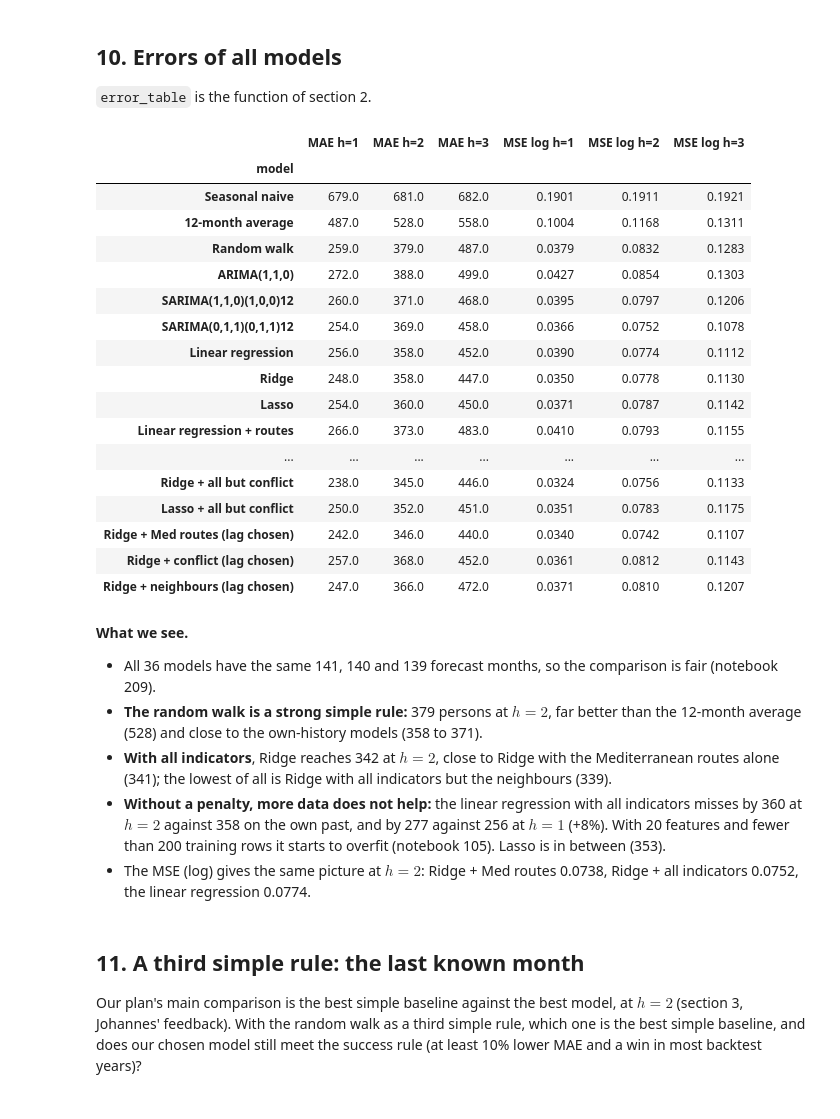
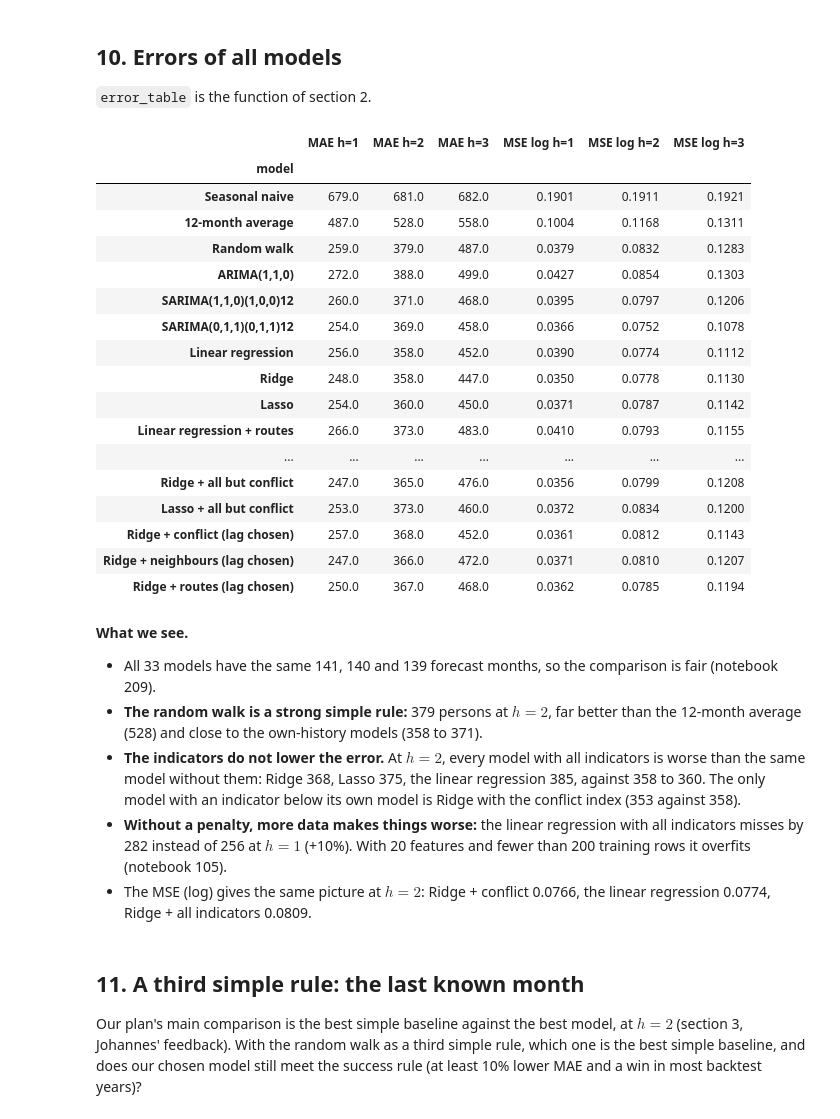
Before and after one commit to axe3010/dsf-asylum-forecast-II, a Jupyter notebook: code/03_evaluate.ipynb, the cells around one changed output. Drawn from its saved outputs; the diff is of its cells as text; code cells hidden in the pictures.

```diff
--- a/code/03_evaluate.ipynb
+++ b/code/03_evaluate.ipynb
@@ -447,49 +447,49 @@ Same forecast months for all models: True
 `error_table` is the function of section 2.
 # %%
 simple_rules = ["Seasonal naive", "12-month average", "Random walk"]
-indicators = ["neighbours", "Med routes", "conflict"]          # family 2, Part B (the Frontex routes: Part A only)
-single_blocks = ["routes"] + indicators                        # each block alone, the routes of Part A included
+indicators = ["routes", "neighbours", "conflict"]              # family 2 (the routes alone: Part A)
+single_blocks = indicators
 single_models = [f"{m} + {b}" for b in single_blocks for m in regression_models]
 all_models = [f"{m} + all indicators" for m in regression_models]
 drop_models = [f"{m} + all but {b}" for b in indicators for m in regression_models]
 lag_models = sorted(lag_choice["model"].unique())
 model_order_b = simple_rules + sarima_models + regression_models + single_models + all_models + drop_models + lag_models
 
 errors_b = error_table(forecasts_b)
 errors_b["MSE (log)"] = errors_b["RMSE (log)"] ** 2
 mae = errors_b.pivot(index="model", columns="h", values="MAE (persons)").loc[model_order_b].round(0)
 mae.columns = [f"MAE h={h}" for h in mae.columns]
 mse = errors_b.pivot(index="model", columns="h", values="MSE (log)").loc[model_order_b].round(4)
 mse.columns = [f"MSE log h={h}" for h in mse.columns]
 overview_b = pd.concat([mae, mse], axis=1)
 overview_b.to_csv("../output/tables/03_extra_errors.csv")
 overview_b
 # %% [output]
 |  | MAE h=1 | MAE h=2 | MAE h=3 | MSE log h=1 | MSE log h=2 | MSE log h=3 |
 | model |  |  |  |  |  |  |
 | Seasonal naive | 679.0 | 681.0 | 682.0 | 0.1901 | 0.1911 | 0.1921 |
 | 12-month average | 487.0 | 528.0 | 558.0 | 0.1004 | 0.1168 | 0.1311 |
 | Random walk | 259.0 | 379.0 | 487.0 | 0.0379 | 0.0832 | 0.1283 |
 | ARIMA(1,1,0) | 272.0 | 388.0 | 499.0 | 0.0427 | 0.0854 | 0.1303 |
 | SARIMA(1,1,0)(1,0,0)12 | 260.0 | 371.0 | 468.0 | 0.0395 | 0.0797 | 0.1206 |
 | SARIMA(0,1,1)(0,1,1)12 | 254.0 | 369.0 | 458.0 | 0.0366 | 0.0752 | 0.1078 |
 | Linear regression | 256.0 | 358.0 | 452.0 | 0.0390 | 0.0774 | 0.1112 |
 | Ridge | 248.0 | 358.0 | 447.0 | 0.0350 | 0.0778 | 0.1130 |
 | Lasso | 254.0 | 360.0 | 450.0 | 0.0371 | 0.0787 | 0.1142 |
 | Linear regression + routes | 266.0 | 373.0 | 483.0 | 0.0410 | 0.0793 | 0.1155 |
 | ... | ... | ... | ... | ... | ... | ... |
-| Ridge + all but conflict | 238.0 | 345.0 | 446.0 | 0.0324 | 0.0756 | 0.1133 |
-| Lasso + all but conflict | 250.0 | 352.0 | 451.0 | 0.0351 | 0.0783 | 0.1175 |
-| Ridge + Med routes (lag chosen) | 242.0 | 346.0 | 440.0 | 0.0340 | 0.0742 | 0.1107 |
+| Ridge + all but conflict | 247.0 | 365.0 | 476.0 | 0.0356 | 0.0799 | 0.1208 |
+| Lasso + all but conflict | 253.0 | 373.0 | 460.0 | 0.0372 | 0.0834 | 0.1200 |
 | Ridge + conflict (lag chosen) | 257.0 | 368.0 | 452.0 | 0.0361 | 0.0812 | 0.1143 |
 | Ridge + neighbours (lag chosen) | 247.0 | 366.0 | 472.0 | 0.0371 | 0.0810 | 0.1207 |
+| Ridge + routes (lag chosen) | 250.0 | 367.0 | 468.0 | 0.0362 | 0.0785 | 0.1194 |
 # %% [markdown]
 **What we see.**
-- All 36 models have the same 141, 140 and 139 forecast months, so the comparison is fair (notebook 209).
+- All 33 models have the same 141, 140 and 139 forecast months, so the comparison is fair (notebook 209).
 - **The random walk is a strong simple rule:** 379 persons at $h = 2$, far better than the 12-month average (528) and close to the own-history models (358 to 371).
-- **With all indicators**, Ridge reaches 342 at $h = 2$, close to Ridge with the Mediterranean routes alone (341); the lowest of all is Ridge with all indicators but the neighbours (339).
-- **Without a penalty, more data does not help:** the linear regression with all indicators misses by 360 at $h = 2$ against 358 on the own past, and by 277 against 256 at $h = 1$ (+8%). With 20 features and fewer than 200 training rows it starts to overfit (notebook 105). Lasso is in between (353).
-- The MSE (log) gives the same picture at $h = 2$: Ridge + Med routes 0.0738, Ridge + all indicators 0.0752, the linear regression 0.0774.
+- **The indicators do not lower the error.** At $h = 2$, every model with all indicators is worse than the same model without them: Ridge 368, Lasso 375, the linear regression 385, against 358 to 360. The only model with an indicator below its own model is Ridge with the conflict index (353 against 358).
+- **Without a penalty, more data makes things worse:** the linear regression with all indicators misses by 282 instead of 256 at $h = 1$ (+10%). With 20 features and fewer than 200 training rows it overfits (notebook 105).
+- The MSE (log) gives the same picture at $h = 2$: Ridge + conflict 0.0766, the linear regression 0.0774, Ridge + all indicators 0.0809.
 # %% [markdown]
 ## 11. A third simple rule: the last known month
 
```
Also changed, not shown: parts of 24 cells of this notebook, 22 other files.
